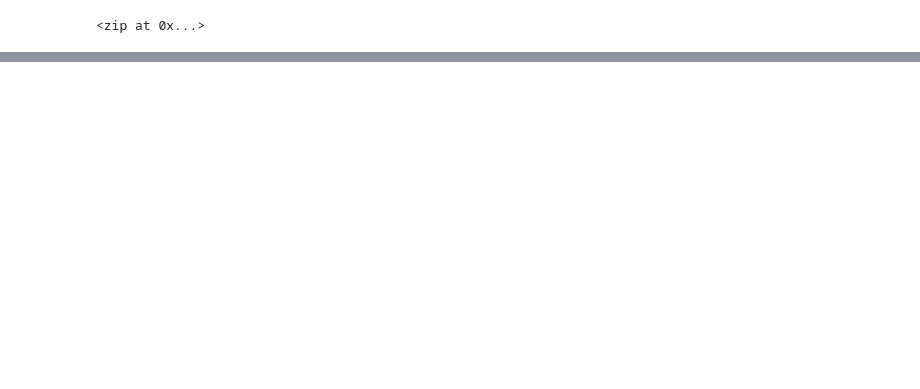
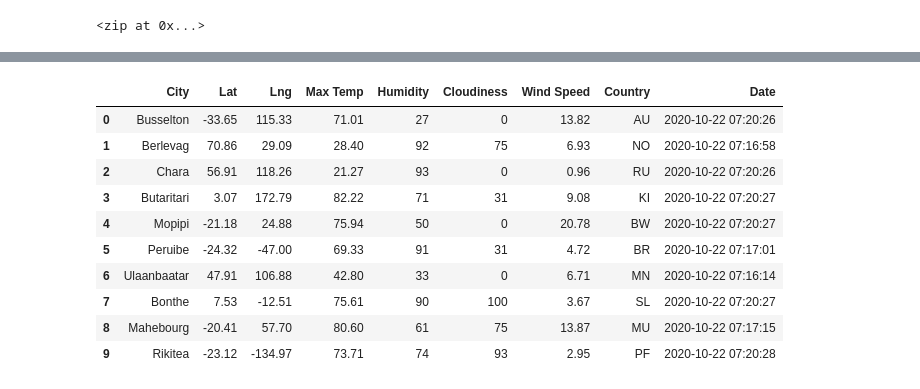
Before and after one commit to ABonuan/World_Weather_Analysis, a Jupyter notebook: WeatherPy.ipynb, the cells around one changed output, grey strips where cells are left out. Saved outputs shown, nothing was run; the diff lists cells and outputs as text; code cells hidden in the pictures; blank space fills up the shorter version.

```diff
--- a/WeatherPy.ipynb
+++ b/WeatherPy.ipynb
@@ -32,0 +122,16 @@ len(cities)
+# %%
+# Convert the array of dictionaries to a Pandas DataFrame.
+city_data_df = pd.DataFrame(city_data)
+city_data_df.head(10)
+# %% [output]
+|  | City | Lat | Lng | Max Temp | Humidity | Cloudiness | Wind Speed | Country | Date |
+| 0 | Busselton | -33.65 | 115.33 | 71.01 | 27 | 0 | 13.82 | AU | 2020-10-22 07:20:26 |
+| 1 | Berlevag | 70.86 | 29.09 | 28.40 | 92 | 75 | 6.93 | NO | 2020-10-22 07:16:58 |
+| 2 | Chara | 56.91 | 118.26 | 21.27 | 93 | 0 | 0.96 | RU | 2020-10-22 07:20:26 |
+| 3 | Butaritari | 3.07 | 172.79 | 82.22 | 71 | 31 | 9.08 | KI | 2020-10-22 07:20:27 |
+| 4 | Mopipi | -21.18 | 24.88 | 75.94 | 50 | 0 | 20.78 | BW | 2020-10-22 07:20:27 |
+| 5 | Peruibe | -24.32 | -47.00 | 69.33 | 91 | 31 | 4.72 | BR | 2020-10-22 07:17:01 |
+| 6 | Ulaanbaatar | 47.91 | 106.88 | 42.80 | 33 | 0 | 6.71 | MN | 2020-10-22 07:16:14 |
+| 7 | Bonthe | 7.53 | -12.51 | 75.61 | 90 | 100 | 3.67 | SL | 2020-10-22 07:20:27 |
+| 8 | Mahebourg | -20.41 | 57.70 | 80.60 | 61 | 75 | 13.87 | MU | 2020-10-22 07:17:15 |
+| 9 | Rikitea | -23.12 | -134.97 | 73.71 | 74 | 93 | 2.95 | PF | 2020-10-22 07:20:28 |
```
Also changed, not shown: parts of 5 cells of this notebook, 1 other file.
